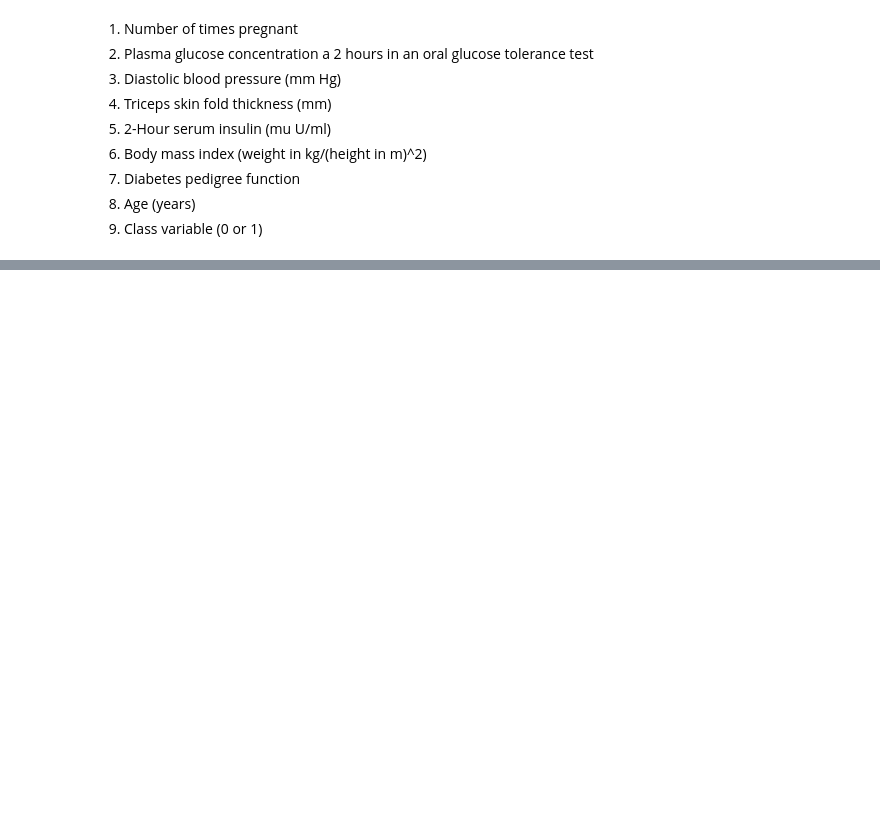
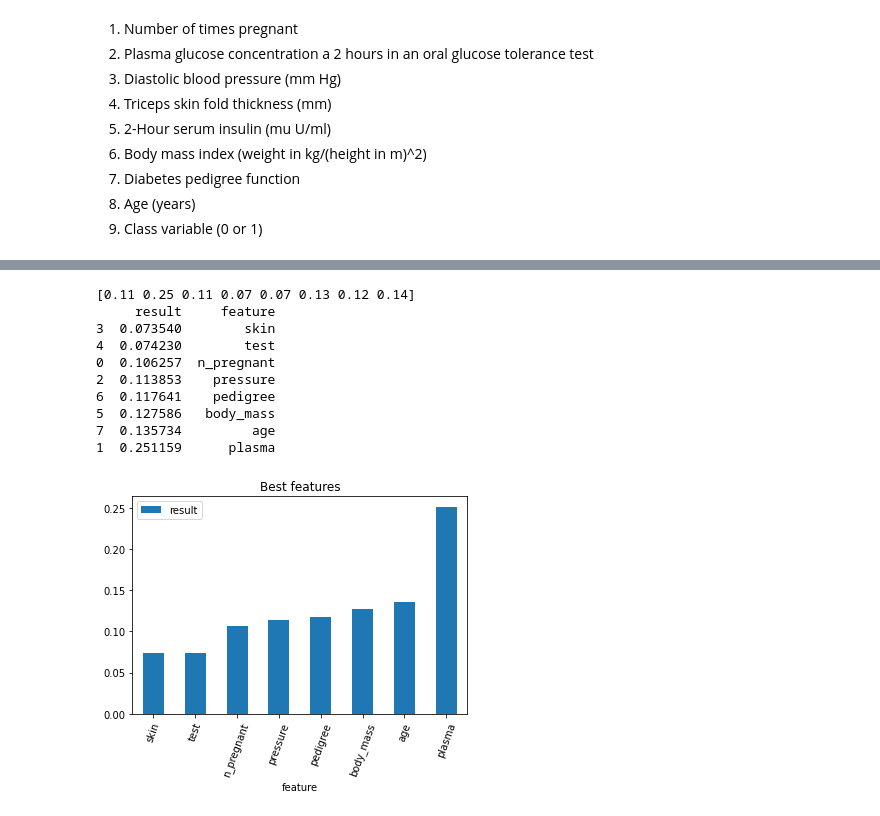
Before and after one commit to armandoordonez/eda_couse, a Jupyter notebook: Features_selection_2".ipynb, the cells around one changed output, grey strips where cells are left out. Saved outputs shown, nothing was run; the diff lists cells and outputs as text; code cells hidden in the pictures; blank space fills up the shorter version.

```diff
--- a/Features_selection_2".ipynb
+++ b/Features_selection_2".ipynb
@@ -102,0 +131,36 @@ AttributeError: ignored
+# %%
+from sklearn.ensemble import ExtraTreesClassifier
+
+array = dataframe.values
+X = array[:,0:8]
+Y = array[:,8]
+# feature extraction
+model = ExtraTreesClassifier(n_estimators=10)
+model.fit(X, Y)
+print(model.feature_importances_)
+
+
+fit_dataframe = pd.DataFrame(model.feature_importances_)
+
+fit_dataframe['feature'] = pd.Series(dataframe.columns.values.tolist())
+fit_dataframe.rename(columns={fit_dataframe.columns[0]: 'result'},inplace=True)
+
+fit_dataframe= fit_dataframe.sort_values('result')
+
+print(fit_dataframe)
+
+fit_dataframe.plot.bar(x="feature", y="result", rot=70, title="Best features");
+
+plot.show(block=True);
+# %% [output]
+[0.11 0.25 0.11 0.07 0.07 0.13 0.12 0.14]
+     result     feature
+3  0.073540        skin
+4  0.074230        test
+0  0.106257  n_pregnant
+2  0.113853    pressure
+6  0.117641    pedigree
+5  0.127586   body_mass
+7  0.135734         age
+1  0.251159      plasma
+[figure, added]
```
Also changed, not shown: parts of 4 cells of this notebook.
